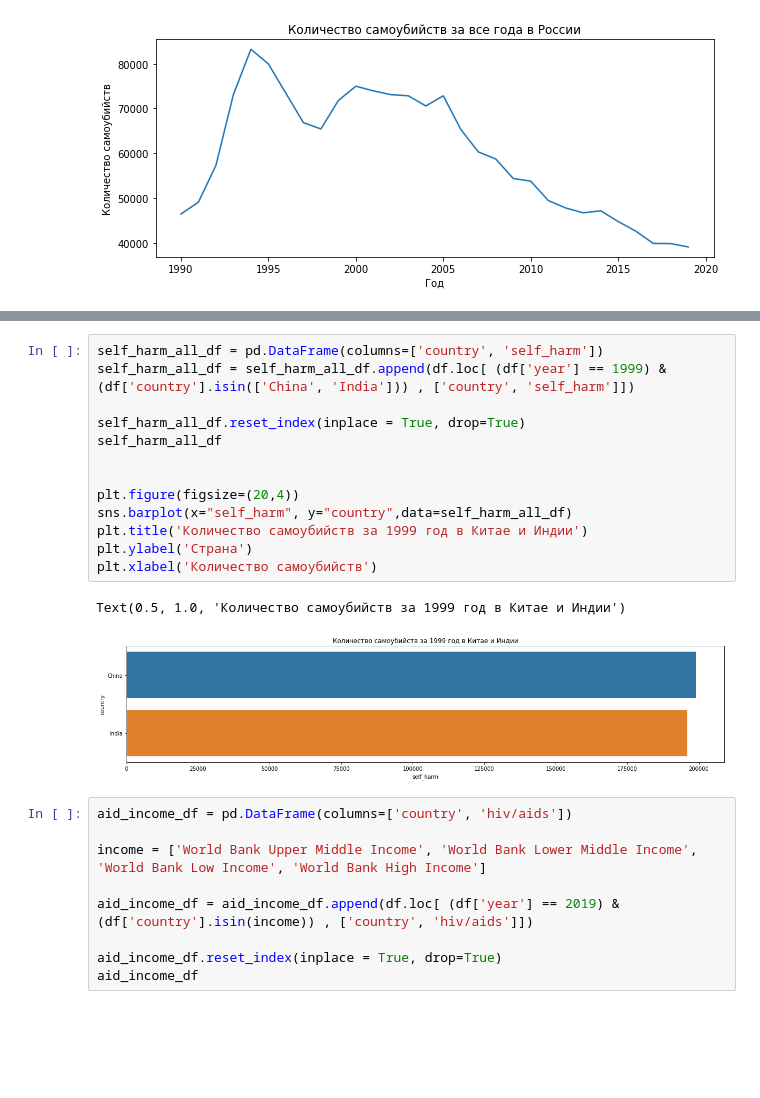
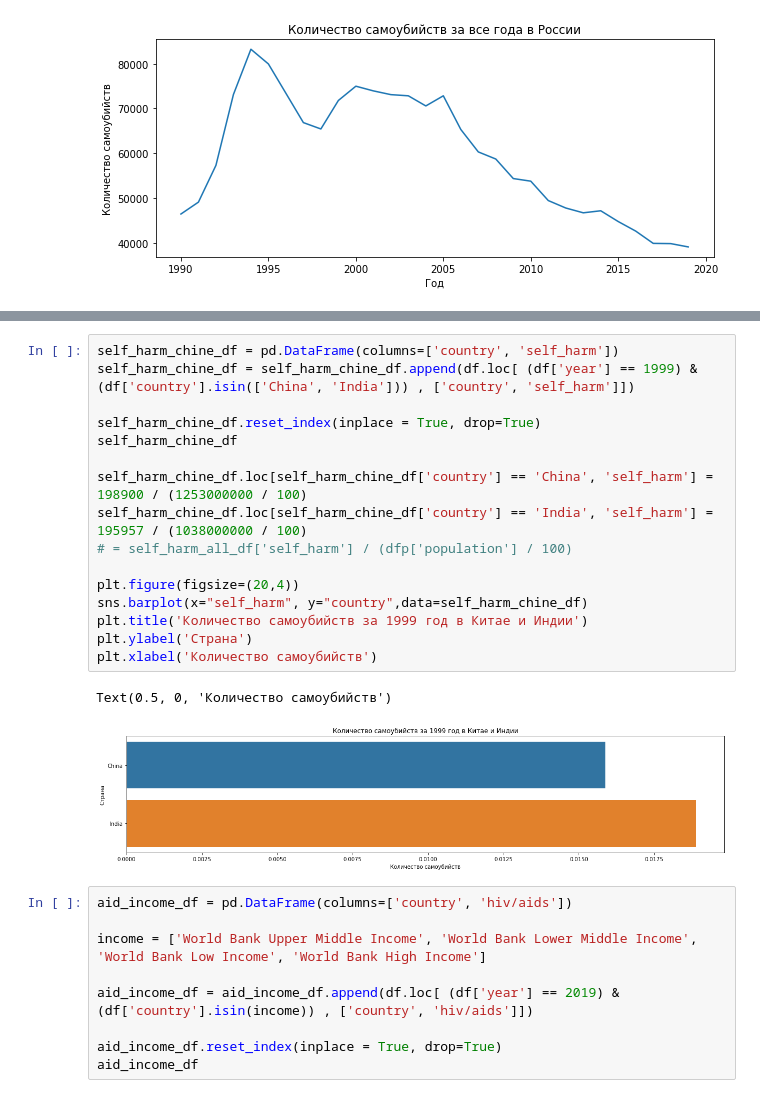
Before and after one commit to Supet1337/laba4dataset, a Jupyter notebook: lab4.ipynb, the cells around one changed output, grey strips where cells are left out. Saved outputs shown, nothing was run; the diff lists cells and outputs as text; blank space fills up the shorter version.

```diff
--- a/lab4.ipynb
+++ b/lab4.ipynb
@@ -216,19 +214,22 @@ Text(0.5, 0, 'Процент самоубийств по отношению к
 # %%
-self_harm_all_df = pd.DataFrame(columns=['country', 'self_harm'])
-self_harm_all_df = self_harm_all_df.append(df.loc[ (df['year'] == 1999) & (df['country'].isin(['China', 'India'])) , ['country', 'self_harm']])
+self_harm_chine_df = pd.DataFrame(columns=['country', 'self_harm'])
+self_harm_chine_df = self_harm_chine_df.append(df.loc[ (df['year'] == 1999) & (df['country'].isin(['China', 'India'])) , ['country', 'self_harm']])
 
-self_harm_all_df.reset_index(inplace = True, drop=True)
-self_harm_all_df
+self_harm_chine_df.reset_index(inplace = True, drop=True)
+self_harm_chine_df
 
+self_harm_chine_df.loc[self_harm_chine_df['country'] == 'China', 'self_harm'] = 198900 / (1253000000 / 100)
+self_harm_chine_df.loc[self_harm_chine_df['country'] == 'India', 'self_harm'] = 195957 / (1038000000 / 100)
+# = self_harm_all_df['self_harm'] / (dfp['population'] / 100)
 
 plt.figure(figsize=(20,4))
-sns.barplot(x="self_harm", y="country",data=self_harm_all_df)
+sns.barplot(x="self_harm", y="country",data=self_harm_chine_df)
 plt.title('Количество самоубийств за 1999 год в Китае и Индии')
 plt.ylabel('Страна')
 plt.xlabel('Количество самоубийств')
 # %% [output]
-Text(0.5, 1.0, 'Количество самоубийств за 1999 год в Китае и Индии')
+Text(0.5, 0, 'Количество самоубийств')
-[figure, old version]
+[figure, new version]
 # %%
 aid_income_df = pd.DataFrame(columns=['country', 'hiv/aids'])
 
```
Also changed, not shown: parts of 4 cells of this notebook.
